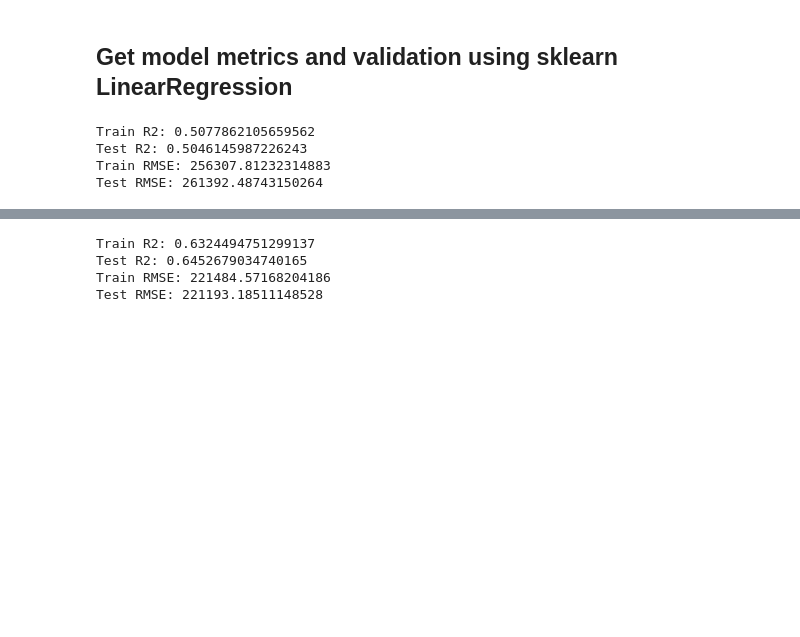
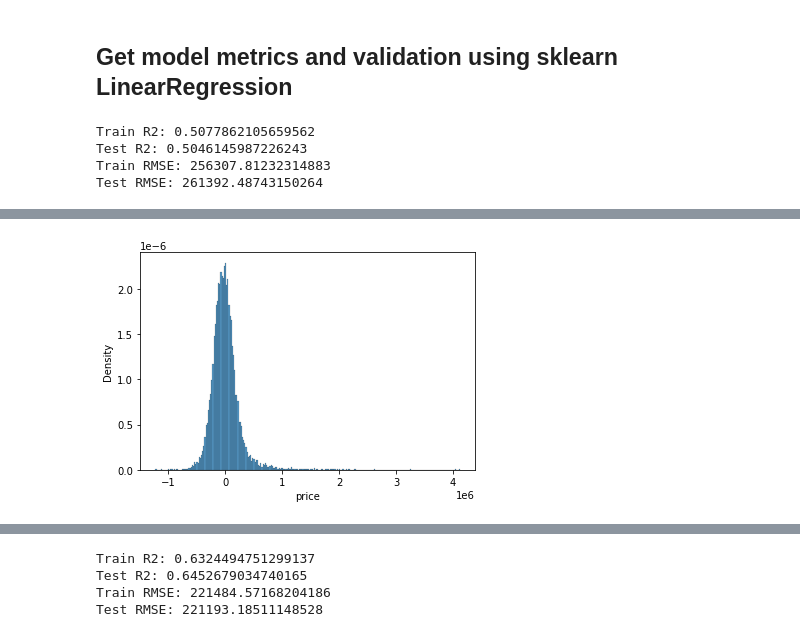
Before and after one commit to hanis-z/King-County-Millenial-homeowner-program, a Jupyter notebook: individualNotebooks/modeling_and_validation_notebook.ipynb, the cells around one changed output, grey strips where cells are left out. Saved outputs shown, nothing was run; the diff lists cells and outputs as text; code cells hidden in the pictures; blank space fills up the shorter version.

```diff
--- a/individualNotebooks/modeling_and_validation_notebook.ipynb
+++ b/individualNotebooks/modeling_and_validation_notebook.ipynb
@@ -410,0 +421,5 @@ Test RMSE: 261392.48743150264
+# %%
+# histogram of residuals
+ax = sns.histplot(base_residuals_train, stat='density', label='residuals')
+# %% [output]
+[figure, added]
```
Also changed, not shown: parts of 14 cells of this notebook.
